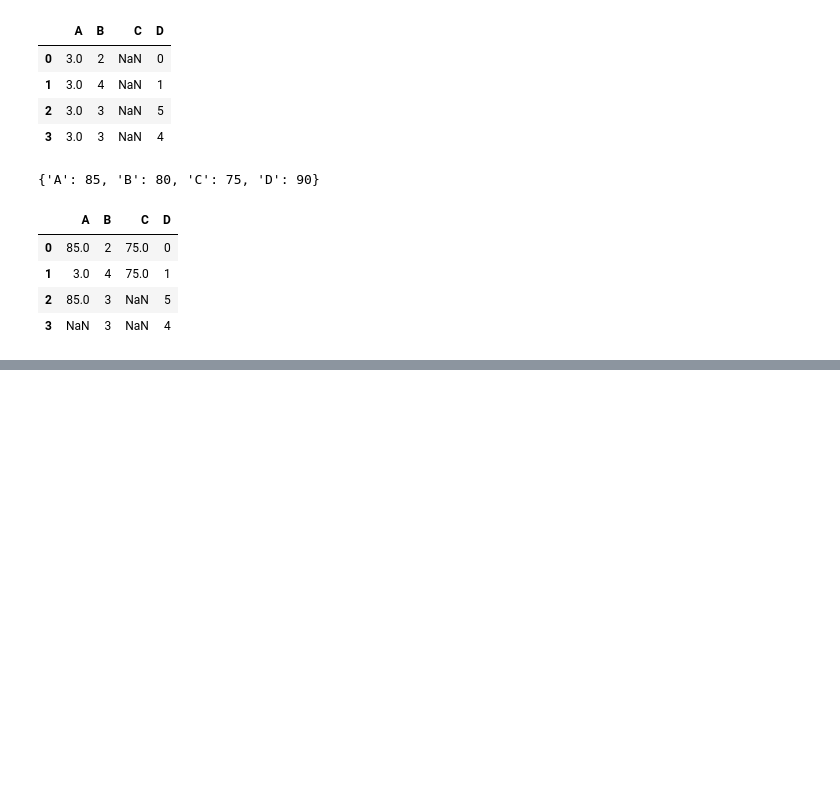
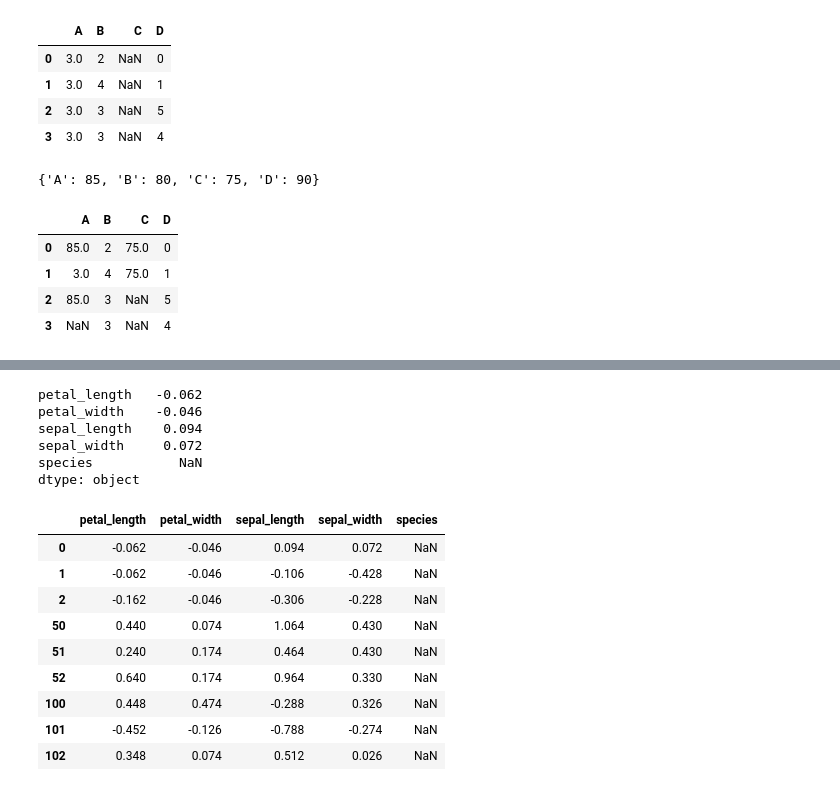
Before and after one commit to kkujuni83/ai_x, a Jupyter notebook: source/01_python/ch11_데이터프레임과시리즈(Pandas)_9절~.ipynb, the cells around one changed output, grey strips where cells are left out. Cells and saved outputs as stored; diff of their text form; code cells hidden in the pictures; blank space fills up the shorter version.

```diff
--- a/source/01_python/ch11_데이터프레임과시리즈(Pandas)_9절~.ipynb
+++ b/source/01_python/ch11_데이터프레임과시리즈(Pandas)_9절~.ipynb
@@ -630,0 +897,3 @@ df.fillna(value=values, limit=2)
+# %%
+import pandas as pd
+pd.options.display.max_rows = 5
@@ -630,0 +990,4 @@ df.fillna(value=values, limit=2)
+# %%
+# 11 각 요소들과 종별 변수의 평균과의 차이를 각 종별로 3개씩 출력(방법1)
+iris_mean_by_species = iris.groupby(iris.species).mean()
+iris_mean_by_species
@@ -630,0 +1000,27 @@ df.fillna(value=values, limit=2)
+# %%
+iris.loc[0] - iris_mean_by_species.loc[iris.loc[0].species]
+# %% [output]
+petal_length   -0.062
+petal_width    -0.046
+sepal_length    0.094
+sepal_width     0.072
+species           NaN
+dtype: object
+# %%
+pd.options.display.max_rows = 9
+# %%
+result = iris.apply(lambda series : series-iris_mean_by_species.loc[series.species], axis=1)
+# result.iloc[list(range(3))+list(range(50,53))+list(range(100,103))]
+result.iloc[[0,1,2,50,51,52,100,101,102]]
+result.groupby(iris.species).head(3)
+# %% [output]
+|  | petal_length | petal_width | sepal_length | sepal_width | species |
+| 0 | -0.062 | -0.046 | 0.094 | 0.072 | NaN |
+| 1 | -0.062 | -0.046 | -0.106 | -0.428 | NaN |
+| 2 | -0.162 | -0.046 | -0.306 | -0.228 | NaN |
+| 50 | 0.440 | 0.074 | 1.064 | 0.430 | NaN |
+| 51 | 0.240 | 0.174 | 0.464 | 0.430 | NaN |
+| 52 | 0.640 | 0.174 | 0.964 | 0.330 | NaN |
+| 100 | 0.448 | 0.474 | -0.288 | 0.326 | NaN |
+| 101 | -0.452 | -0.126 | -0.788 | -0.274 | NaN |
+| 102 | 0.348 | 0.074 | 0.512 | 0.026 | NaN |
```
Also changed, not shown: parts of 61 cells of this notebook.
